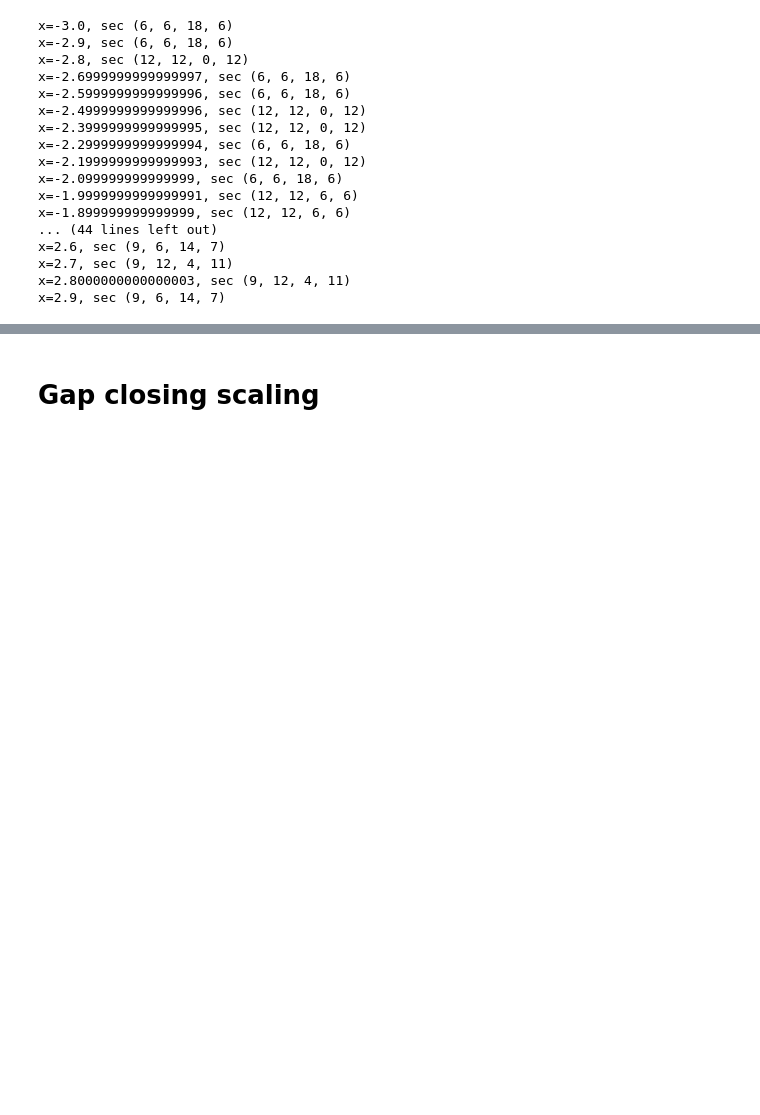
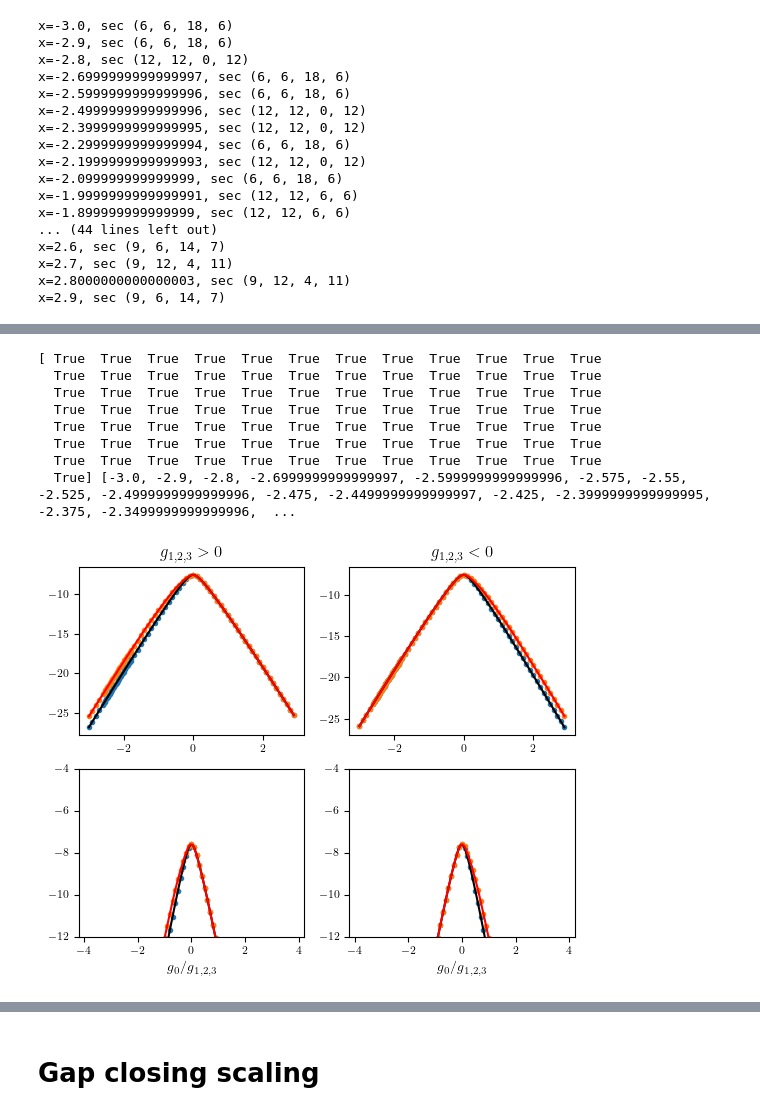
Before and after one commit to Spuriosity1/qsi_subspace_ED, a Jupyter notebook: scripts/process_field.ipynb, the cells around one changed output, grey strips where cells are left out. Cells and saved outputs as stored; diff of their text form; code cells hidden in the pictures; blank space fills up the shorter version.

```diff
--- a/scripts/process_field.ipynb
+++ b/scripts/process_field.ipynb
@@ -383,11 +456,21 @@ NameError: name 'add_phasedia_boundaries' is not defined
 # %%
 # rfi_110 = RingInterpolator_110(lats[0],(4,4,4,4),interpolation_f=LinearInterpolator )
 
 # rfi_110 = RingInterpolator_110(lats[1],(6,6,6,6),interpolation_f=LinearInterpolator )
 
-rfi_110 = RingInterpolator_110(con, lats[0],sector=(9,9,10,8),interpolation_f=LinearInterpolator )
+rfi_110 = RingInterpolator_110(con, lats[0],sector=(9,6,8,13),interpolation_f=LinearInterpolator )
 
 plot_E_interp_quality(rfi_110)
+# %% [output]
+[ True  True  True  True  True  True  True  True  True  True  True  True
+  True  True  True  True  True  True  True  True  True  True  True  True
+  True  True  True  True  True  True  True  True  True  True  True  True
+  True  True  True  True  True  True  True  True  True  True  True  True
+  True  True  True  True  True  True  True  True  True  True  True  True
+  True  True  True  True  True  True  True  True  True  True  True  True
+  True  True  True  True  True  True  True  True  True  True  True  True
+  True] [-3.0, -2.9, -2.8, -2.6999999999999997, -2.5999999999999996, -2.575, -2.55, -2.525, -2.4999999999999996, -2.475, -2.4499999999999997, -2.425, -2.3999999999999995, -2.375, -2.3499999999999996,  ...
+[figure, added]
 # %%
 # FINAL PLOT
 
```
Also changed, not shown: parts of 14 cells of this notebook, 10 other files.
